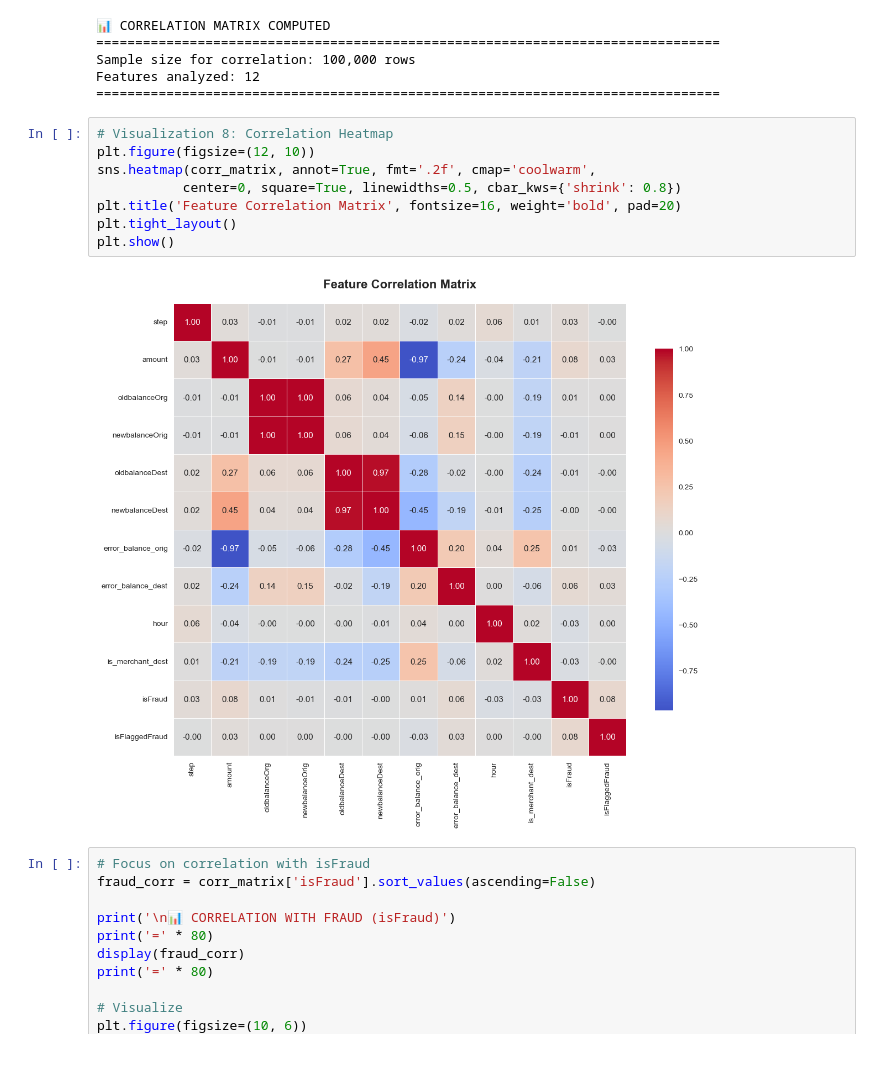
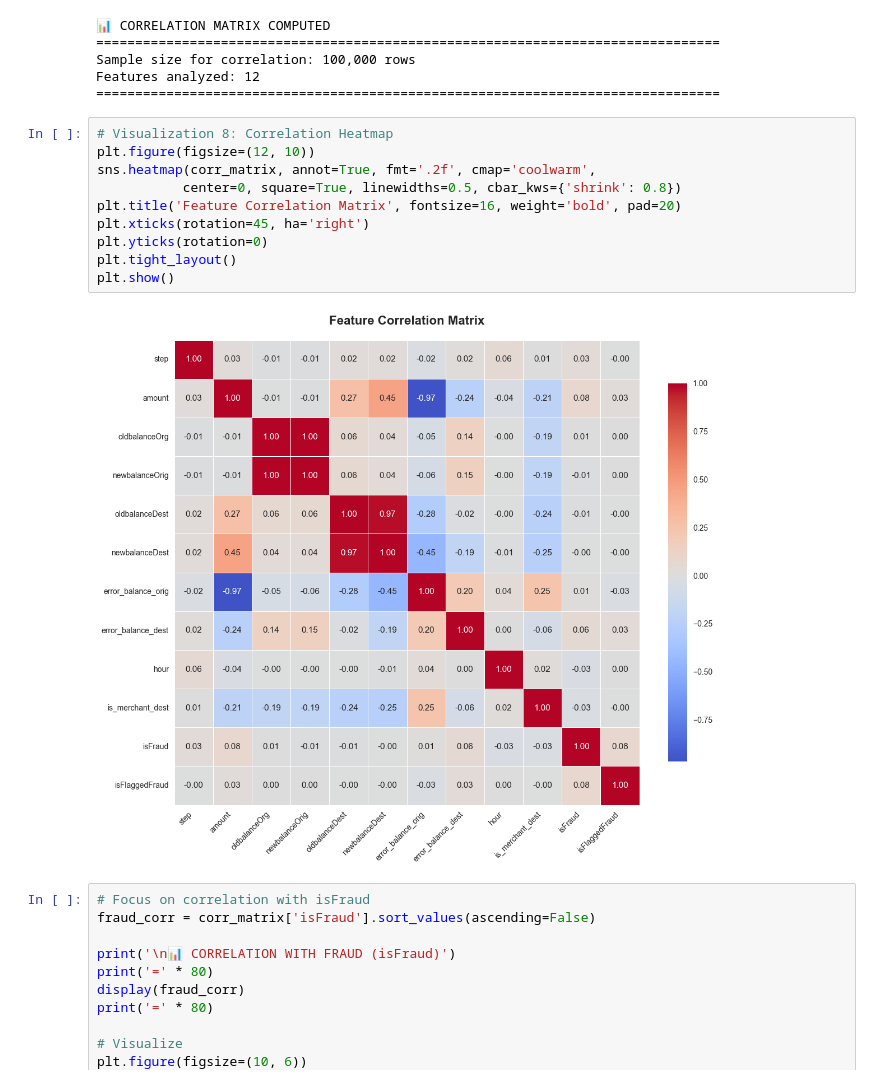
Before and after one commit to AyushPaderiya/fraud-detection-system, a Jupyter notebook: notebook/01_PaySim_EDA.ipynb, the cells around one changed output. Drawn from its saved outputs; the diff is of its cells as text.

```diff
--- a/notebook/01_PaySim_EDA.ipynb
+++ b/notebook/01_PaySim_EDA.ipynb
@@ -1090,13 +1090,15 @@ Features analyzed: 12
 # %%
 # Visualization 8: Correlation Heatmap
 plt.figure(figsize=(12, 10))
 sns.heatmap(corr_matrix, annot=True, fmt='.2f', cmap='coolwarm',
            center=0, square=True, linewidths=0.5, cbar_kws={'shrink': 0.8})
 plt.title('Feature Correlation Matrix', fontsize=16, weight='bold', pad=20)
+plt.xticks(rotation=45, ha='right')
+plt.yticks(rotation=0)
 plt.tight_layout()
 plt.show()
 # %% [output]
-[figure, old version]
+[figure, new version]
 # %%
 # Focus on correlation with isFraud
 fraud_corr = corr_matrix['isFraud'].sort_values(ascending=False)
```
Also changed, not shown: parts of 7 cells of this notebook, 1 other file.
